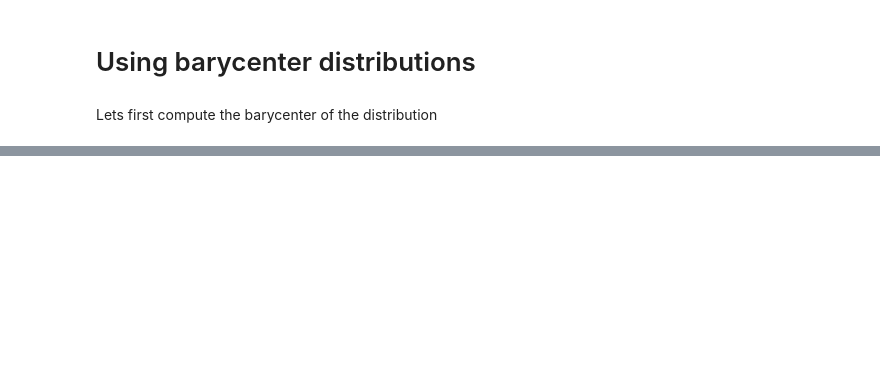
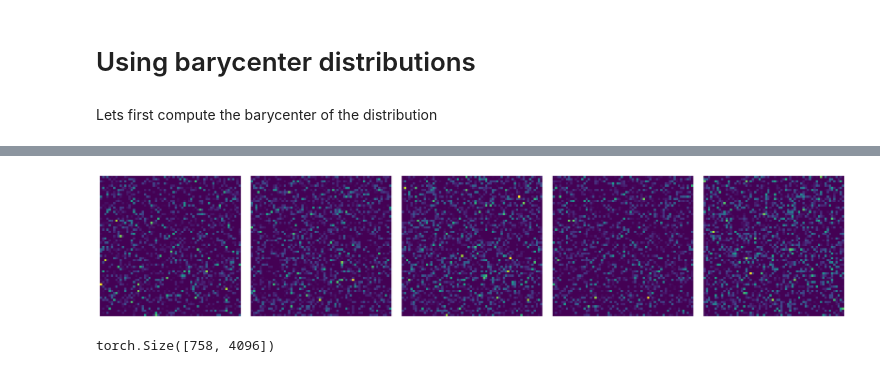
Before and after one commit to balazsmorv/fmri_classifier, a Jupyter notebook: Office-Caltech/office-caltech-simple.ipynb, the cells around one changed output, grey strips where cells are left out. Saved outputs shown, nothing was run; the diff lists cells and outputs as text; code cells hidden in the pictures; blank space fills up the shorter version.

```diff
--- a/Office-Caltech/office-caltech-simple.ipynb
+++ b/Office-Caltech/office-caltech-simple.ipynb
@@ -219,3 +220,8 @@ print(metrics)
 # Using barycenter distributions
 # %% [markdown]
 Lets first compute the barycenter of the distribution
+# %%
+n_train = 0
+for i in range(len(X_trains)):
+    n_train += X_trains[i].shape[0]
+n_train
@@ -221,0 +230,28 @@ Lets first compute the barycenter of the distribution
+# %%
+a1, a2, a3, a4 = ot.unif(len(X_trains[0])), ot.unif(len(X_trains[1])), ot.unif(len(X_trains[2])), ot.unif(len(X_trains[3]))
+weights = [torch.tensor(a1, dtype=torch.float32, device=device), torch.tensor(a2, dtype=torch.float32, device=device), torch.tensor(a3, dtype=torch.float32, device=device), torch.tensor(a4, dtype=torch.float32, device=device)]
+# %%
+reg = 1e-1  # Entropic Regularization
+numItermax = 10  # Maximum number of iterations for the Barycenter algorithm
+numInnerItermax = 3000  # Maximum number of sinkhorn iterations
+
+recompute = True
+
+if not recompute and os.path.exists('barycenter_simple.npy'):
+    barycenter = np.load('barycenter_simple.npy')
+    barycenter = torch.tensor(barycenter, dtype=torch.float32, device=device)
+    print('Barycenter loaded')
+else:
+    barycenter = free_support_sinkhorn_barycenter(
+        measures_locations=X_trains,
+        measures_weights=weights,
+        reg=reg,
+        numItermax=numItermax,
+        numInnerItermax=numInnerItermax,
+        verbose=True,
+        X_init=torch.rand(size=(n_train, n_features), device=device),
+        b=torch.ones(size=(n_train,), device=device) / n_train,
+        method='sinkhorn_log',
+        stopThr=0.0001
+    )
+    np.save('barycenter_simple.npy', barycenter.cpu())
@@ -221,0 +279,9 @@ Lets first compute the barycenter of the distribution
+# %%
+visualize_barycenter_diracs(barycenter.cpu(), num_images=5, random_seed=42)
+plt.show()
+# %% [output]
+[figure, added]
+# %%
+barycenter.shape
+# %% [output]
+torch.Size([758, 4096])
```
Also changed, not shown: parts of 29 cells of this notebook, 6 other files.
